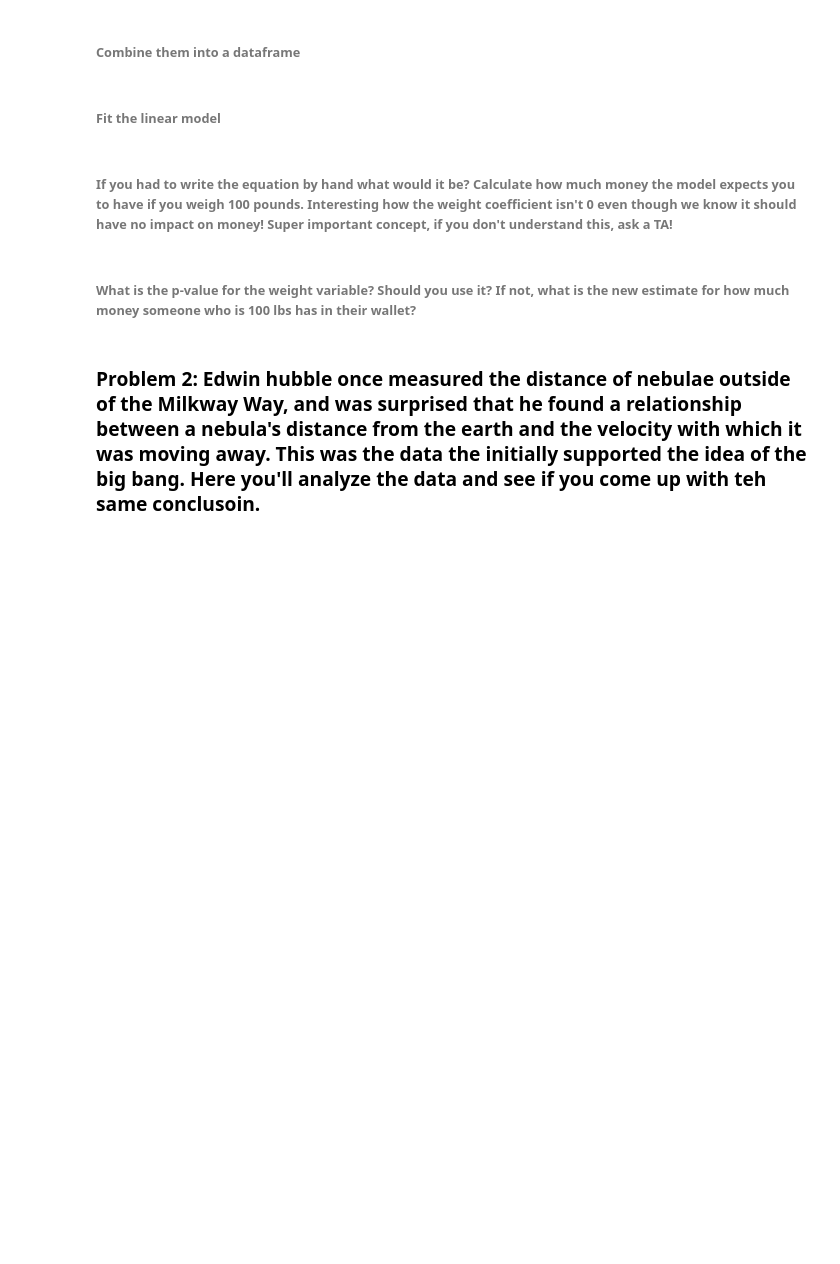
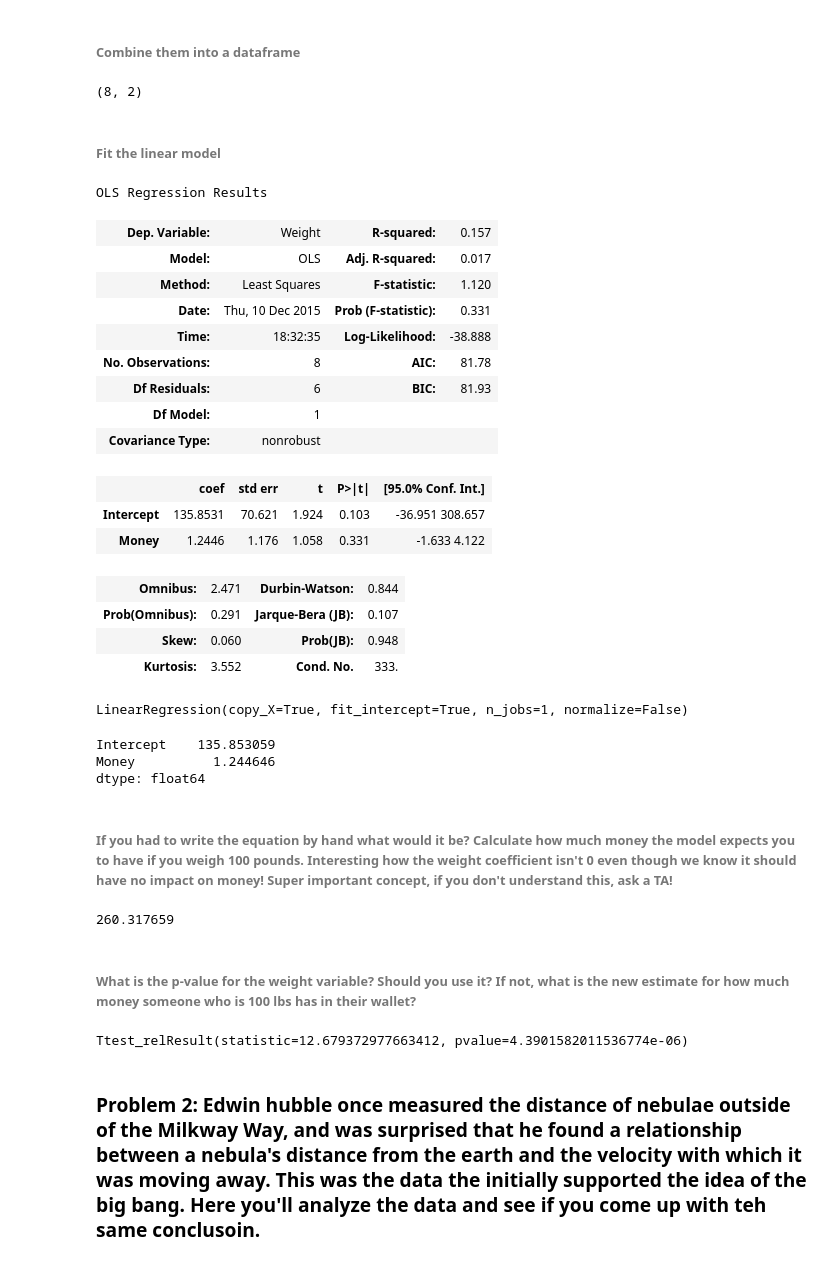
Before and after one commit to Whitepatrick/data_science, a Jupyter notebook: notebooks/LABS/Linear Regression Workshop.ipynb, the cells around one changed output. Saved outputs shown, nothing was run; the diff lists cells and outputs as text; code cells hidden in the pictures; blank space fills up the shorter version.

Commit message:
added linear regression work

```diff
--- a/notebooks/LABS/Linear Regression Workshop.ipynb
+++ b/notebooks/LABS/Linear Regression Workshop.ipynb
@@ -30,2 +23,5 @@ def make_money():
+# %%
+random.seed(10)
+money = np.random.normal(60, 10, 8)
 # %% [markdown]
 ###### Combine them into a dataframe
@@ -34,3 +28,12 @@ df = pd.DataFrame(money)
+# %%
+zipped = zip(weight, money)
+df = pd.DataFrame(zipped)
+# %%
+df.columns = ['Weight', 'Money']
+# %%
+df.shape
+# %% [output]
+(8, 2)
 # %% [markdown]
 ###### Fit the linear model
 # %%
@@ -38,7 +41,57 @@ import statsmodels as sm
+# %%
+lm = smf.ols(formula='Weight ~ Money', data=df).fit()
+# %%
+lm.summary()
+# %% [output]
+OLS Regression Results
+| Dep. Variable: | Weight | R-squared: | 0.157 |
+| Model: | OLS | Adj. R-squared: | 0.017 |
+| Method: | Least Squares | F-statistic: | 1.120 |
+| Date: | Thu, 10 Dec 2015 | Prob (F-statistic): | 0.331 |
+| Time: | 18:32:35 | Log-Likelihood: | -38.888 |
+| No. Observations: | 8 | AIC: | 81.78 |
+| Df Residuals: | 6 | BIC: | 81.93 |
+| Df Model: | 1 |  |  |
+| Covariance Type: | nonrobust |  |  |
+|  | coef | std err | t | P>|t| | [95.0% Conf. Int.] |
+| Intercept | 135.8531 | 70.621 | 1.924 | 0.103 | -36.951 308.657 |
+| Money | 1.2446 | 1.176 | 1.058 | 0.331 | -1.633 4.122 |
+| Omnibus: | 2.471 | Durbin-Watson: | 0.844 |
+| Prob(Omnibus): | 0.291 | Jarque-Bera (JB): | 0.107 |
+| Skew: | 0.060 | Prob(JB): | 0.948 |
+| Kurtosis: | 3.552 | Cond. No. | 333. |
+# %%
+feature_cols = ['Weight', 'Money']
+X1 = df[feature_cols]
+y1 = df.Weight
+
+from sklearn.linear_model import LinearRegression
+lr = LinearRegression()
+lr.fit(X1,y1)
+
+print lm.intercept_
+print
+# %% [output]
+LinearRegression(copy_X=True, fit_intercept=True, n_jobs=1, normalize=False)
+# %%
+lm.params
+# %% [output]
+Intercept    135.853059
+Money          1.244646
+dtype: float64
 # %% [markdown]
 ###### If you had to write the equation by hand what would it be? Calculate how much money the model expects you to have if you weigh 100 pounds. Interesting how the weight coefficient isn't 0 even though we know it should have no impact on money! Super important concept, if you don't understand this, ask a TA!
+# %%
+135.853059 + 1.244646*100
+# %% [output]
+260.317659
 # %% [markdown]
 ###### What is the p-value for the weight variable? Should you use it? If not, what is the new estimate for how much money someone who is 100 lbs has in their wallet?
+# %%
+X, y = df.Weight, df.Money
+stats.ttest_rel(X, y)
+# %% [output]
+Ttest_relResult(statistic=12.679372977663412, pvalue=4.3901582011536774e-06)
 # %% [markdown]
 ### Problem 2: Edwin hubble once measured the distance of nebulae outside of the Milkway Way, and was surprised that he found a relationship between a nebula's distance from the earth and the velocity with which it was moving away. This was the data the initially supported the idea of the big bang. Here you'll analyze the data and see if you come up with teh same conclusoin.
 # %% [markdown]
```
Also changed, not shown: parts of 16 cells of this notebook, 3 other files.
